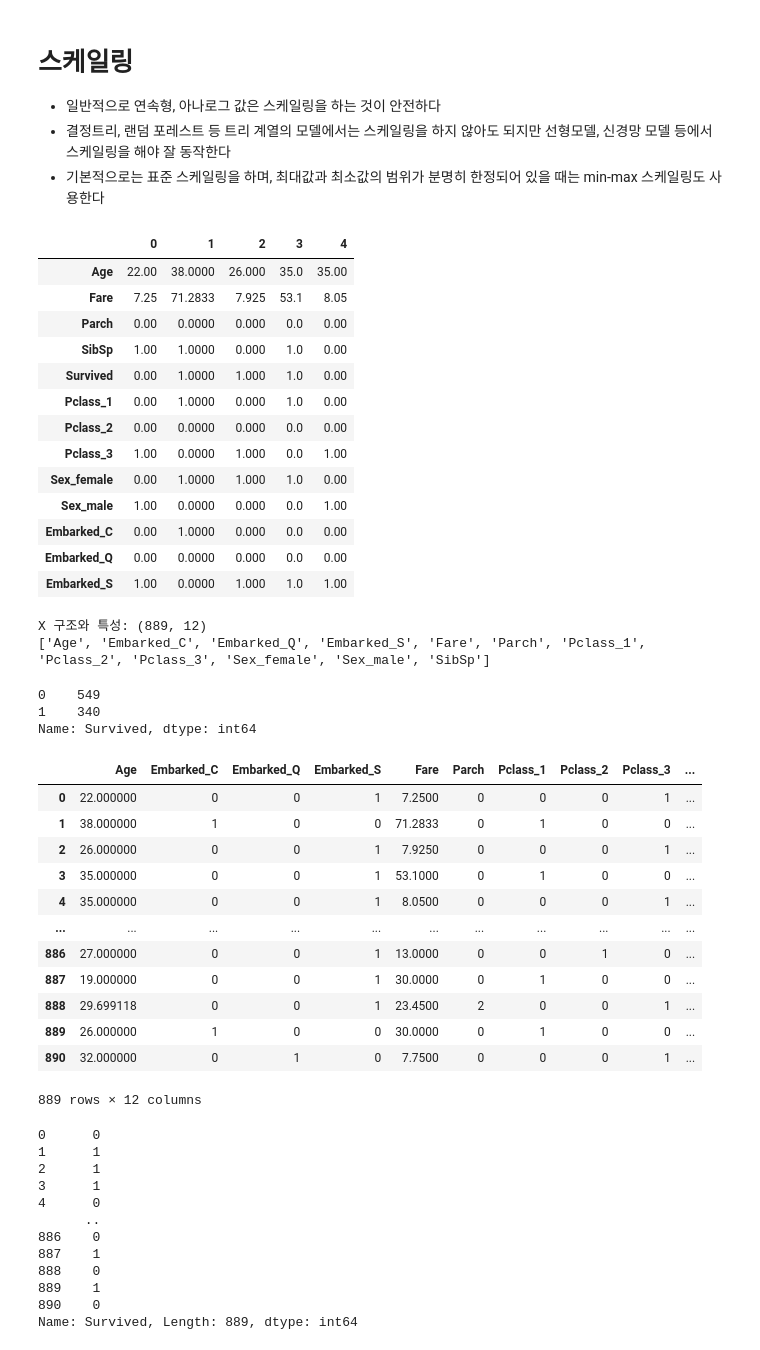
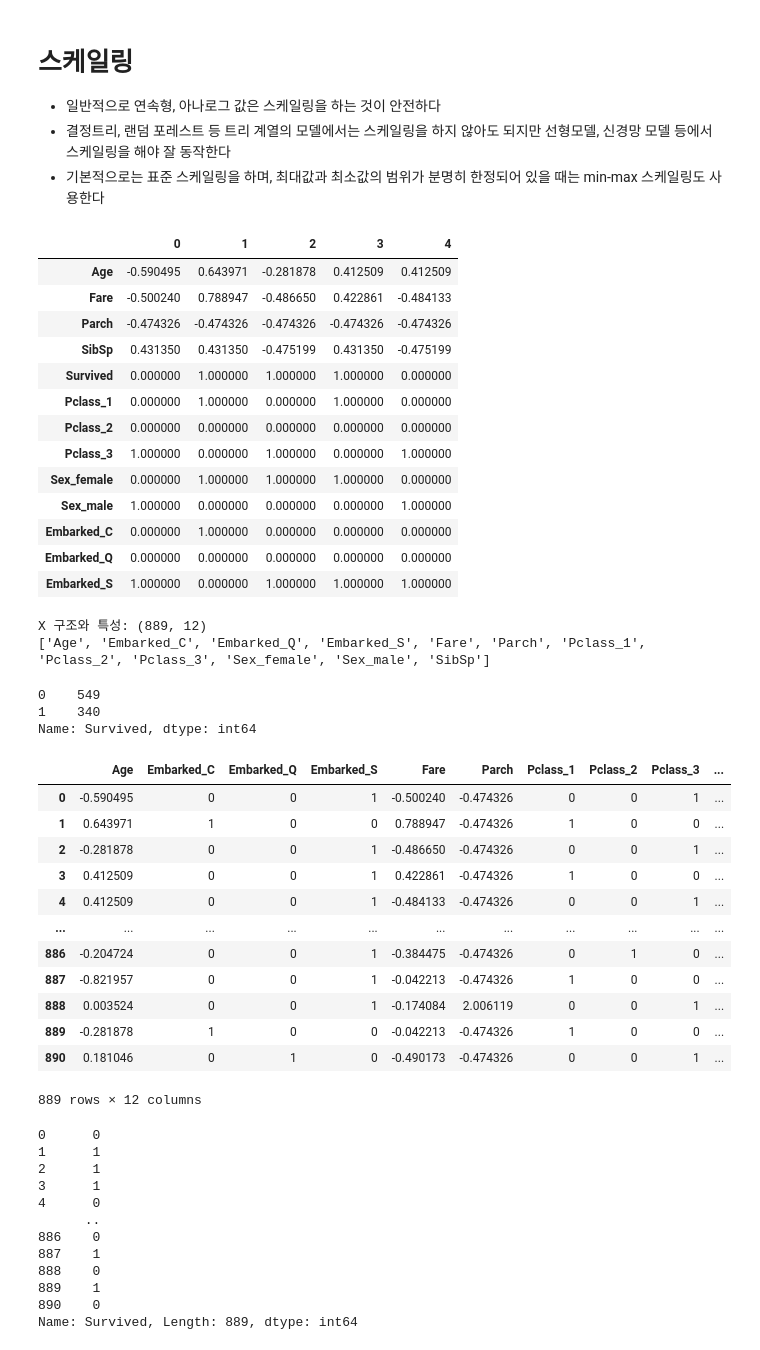
Before and after one commit to kevin09jung/scratch, a Jupyter notebook: e_42_Preprocessing_Example.ipynb, the cells around one changed output. Saved outputs shown, nothing was run; the diff lists cells and outputs as text; code cells hidden in the pictures.

```diff
--- a/e_42_Preprocessing_Example.ipynb
+++ b/e_42_Preprocessing_Example.ipynb
@@ -318,25 +318,25 @@ df[:5].T
 # %%
 ## 연속형 변수에 표준 스케일링을 적용한다
 
 from sklearn.preprocessing import StandardScaler
 scaler = StandardScaler()
-df.loc[:][['Age','Fare','SibSp','Parch']] = scaler.fit_transform(df[['Age','Fare','SibSp','Parch']])
+df[['Age','Fare','SibSp','Parch']] = scaler.fit_transform(df[['Age','Fare','SibSp','Parch']])
 df[:5].T
 # %% [output]
 |  | 0 | 1 | 2 | 3 | 4 |
-| Age | 22.00 | 38.0000 | 26.000 | 35.0 | 35.00 |
-| Fare | 7.25 | 71.2833 | 7.925 | 53.1 | 8.05 |
-| Parch | 0.00 | 0.0000 | 0.000 | 0.0 | 0.00 |
-| SibSp | 1.00 | 1.0000 | 0.000 | 1.0 | 0.00 |
-| Survived | 0.00 | 1.0000 | 1.000 | 1.0 | 0.00 |
-| Pclass_1 | 0.00 | 1.0000 | 0.000 | 1.0 | 0.00 |
-| Pclass_2 | 0.00 | 0.0000 | 0.000 | 0.0 | 0.00 |
-| Pclass_3 | 1.00 | 0.0000 | 1.000 | 0.0 | 1.00 |
-| Sex_female | 0.00 | 1.0000 | 1.000 | 1.0 | 0.00 |
-| Sex_male | 1.00 | 0.0000 | 0.000 | 0.0 | 1.00 |
-| Embarked_C | 0.00 | 1.0000 | 0.000 | 0.0 | 0.00 |
-| Embarked_Q | 0.00 | 0.0000 | 0.000 | 0.0 | 0.00 |
-| Embarked_S | 1.00 | 0.0000 | 1.000 | 1.0 | 1.00 |
+| Age | -0.590495 | 0.643971 | -0.281878 | 0.412509 | 0.412509 |
+| Fare | -0.500240 | 0.788947 | -0.486650 | 0.422861 | -0.484133 |
+| Parch | -0.474326 | -0.474326 | -0.474326 | -0.474326 | -0.474326 |
+| SibSp | 0.431350 | 0.431350 | -0.475199 | 0.431350 | -0.475199 |
+| Survived | 0.000000 | 1.000000 | 1.000000 | 1.000000 | 0.000000 |
+| Pclass_1 | 0.000000 | 1.000000 | 0.000000 | 1.000000 | 0.000000 |
+| Pclass_2 | 0.000000 | 0.000000 | 0.000000 | 0.000000 | 0.000000 |
+| Pclass_3 | 1.000000 | 0.000000 | 1.000000 | 0.000000 | 1.000000 |
+| Sex_female | 0.000000 | 1.000000 | 1.000000 | 1.000000 | 0.000000 |
+| Sex_male | 1.000000 | 0.000000 | 0.000000 | 0.000000 | 1.000000 |
+| Embarked_C | 0.000000 | 1.000000 | 0.000000 | 0.000000 | 0.000000 |
+| Embarked_Q | 0.000000 | 0.000000 | 0.000000 | 0.000000 | 0.000000 |
+| Embarked_S | 1.000000 | 0.000000 | 1.000000 | 1.000000 | 1.000000 |
 # %%
 ## 데이터분석에 사용할 X와 y 얻기
 
@@ -355,17 +355,17 @@ Name: Survived, dtype: int64
 X
 # %% [output]
 |  | Age | Embarked_C | Embarked_Q | Embarked_S | Fare | Parch | Pclass_1 | Pclass_2 | Pclass_3 | ... |
-| 0 | 22.000000 | 0 | 0 | 1 | 7.2500 | 0 | 0 | 0 | 1 | ... |
-| 1 | 38.000000 | 1 | 0 | 0 | 71.2833 | 0 | 1 | 0 | 0 | ... |
-| 2 | 26.000000 | 0 | 0 | 1 | 7.9250 | 0 | 0 | 0 | 1 | ... |
-| 3 | 35.000000 | 0 | 0 | 1 | 53.1000 | 0 | 1 | 0 | 0 | ... |
-| 4 | 35.000000 | 0 | 0 | 1 | 8.0500 | 0 | 0 | 0 | 1 | ... |
+| 0 | -0.590495 | 0 | 0 | 1 | -0.500240 | -0.474326 | 0 | 0 | 1 | ... |
+| 1 | 0.643971 | 1 | 0 | 0 | 0.788947 | -0.474326 | 1 | 0 | 0 | ... |
+| 2 | -0.281878 | 0 | 0 | 1 | -0.486650 | -0.474326 | 0 | 0 | 1 | ... |
+| 3 | 0.412509 | 0 | 0 | 1 | 0.422861 | -0.474326 | 1 | 0 | 0 | ... |
+| 4 | 0.412509 | 0 | 0 | 1 | -0.484133 | -0.474326 | 0 | 0 | 1 | ... |
 | ... | ... | ... | ... | ... | ... | ... | ... | ... | ... | ... |
-| 886 | 27.000000 | 0 | 0 | 1 | 13.0000 | 0 | 0 | 1 | 0 | ... |
-| 887 | 19.000000 | 0 | 0 | 1 | 30.0000 | 0 | 1 | 0 | 0 | ... |
-| 888 | 29.699118 | 0 | 0 | 1 | 23.4500 | 2 | 0 | 0 | 1 | ... |
-| 889 | 26.000000 | 1 | 0 | 0 | 30.0000 | 0 | 1 | 0 | 0 | ... |
-| 890 | 32.000000 | 0 | 1 | 0 | 7.7500 | 0 | 0 | 0 | 1 | ... |
+| 886 | -0.204724 | 0 | 0 | 1 | -0.384475 | -0.474326 | 0 | 1 | 0 | ... |
+| 887 | -0.821957 | 0 | 0 | 1 | -0.042213 | -0.474326 | 1 | 0 | 0 | ... |
+| 888 | 0.003524 | 0 | 0 | 1 | -0.174084 | 2.006119 | 0 | 0 | 1 | ... |
+| 889 | -0.281878 | 1 | 0 | 0 | -0.042213 | -0.474326 | 1 | 0 | 0 | ... |
+| 890 | 0.181046 | 0 | 1 | 0 | -0.490173 | -0.474326 | 0 | 0 | 1 | ... |
 889 rows × 12 columns
 # %%
 y
```
